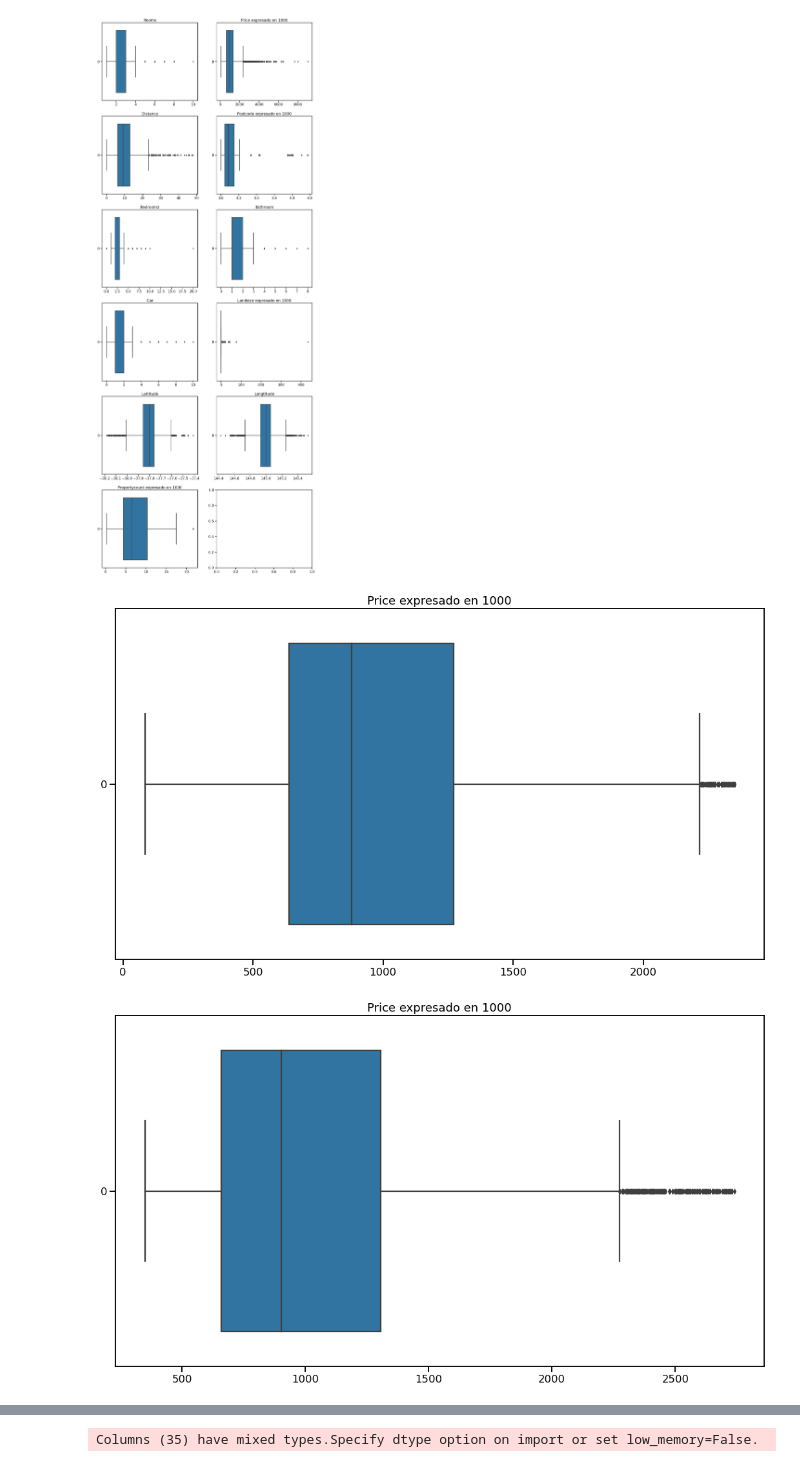
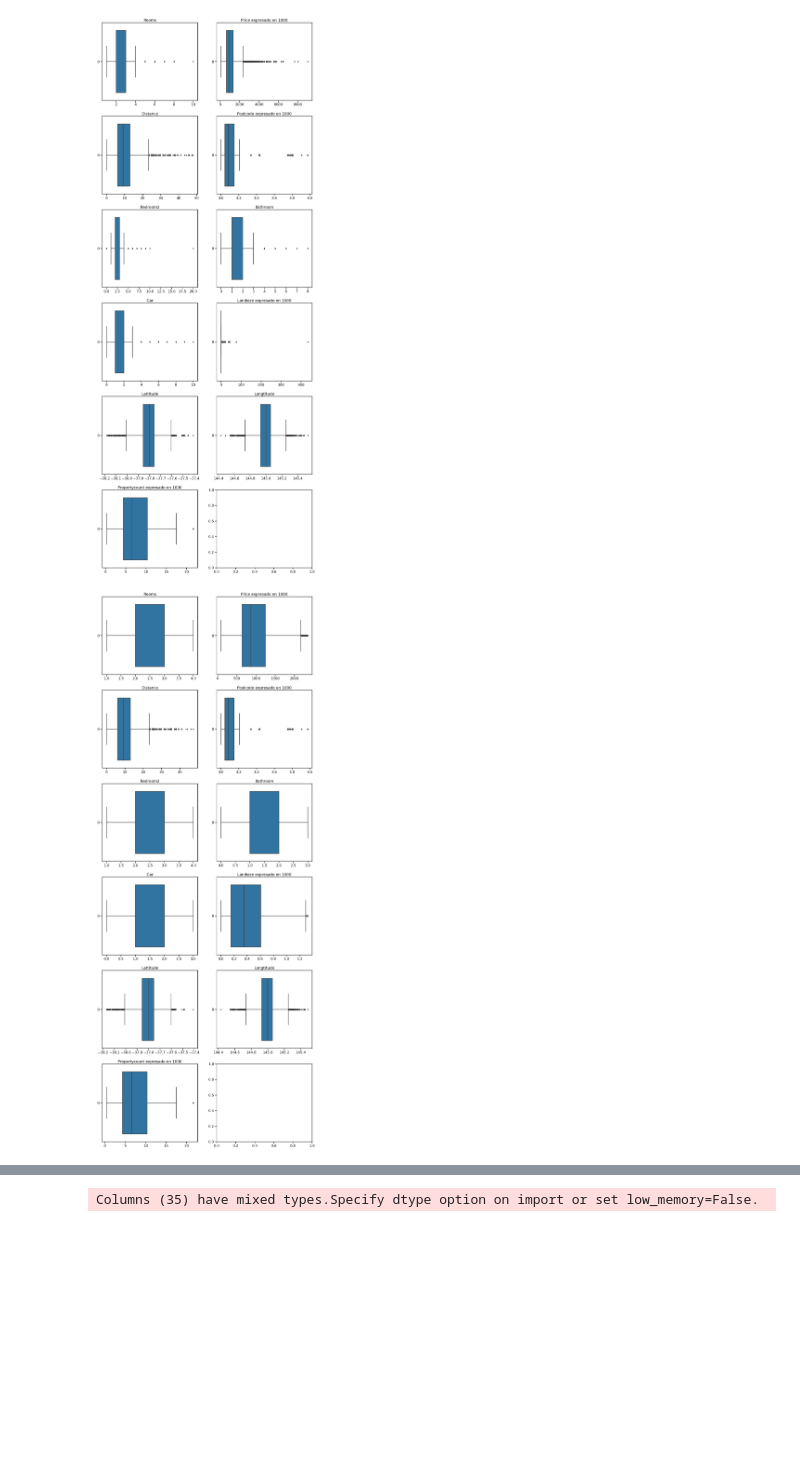
Before and after one commit to cgoviedo/Diplodatos, a Jupyter notebook: analisis_curacion/Entregable_Parte_1.ipynb, the cells around one changed output, grey strips where cells are left out. Cells and saved outputs as stored; diff of their text form; code cells hidden in the pictures; blank space fills up the shorter version.

```diff
--- a/analisis_curacion/Entregable_Parte_1.ipynb
+++ b/analisis_curacion/Entregable_Parte_1.ipynb
@@ -255,16 +255,32 @@ class UpperLowerStrategy:
         filtered = df[(df[column] >= bl) &  (df[column] <= ul) ]
 
         return filtered
+
+
+def removeOutliers(df, strategy, columns):
+
+    filtered = df
+    for column in columns:
+        filtered = strategy.process(filtered, column)
+
+    return filtered
 # %%
-iqrstrategy = IqrStrategy()
-tmp_test = iqrstrategy.process(melb_df, 'Price')
-tmp_test
-display_blox_plots(tmp_test , ['Price'] , scale=True)
+#iqrstrategy = IqrStrategy()
+#tmp_test = iqrstrategy.process(melb_df, 'Price')
+#tmp_test
+#display_blox_plots(tmp_test , ['Price'] , scale=True)
 
-ubstrategy = UpperLowerStrategy(0.025,0.975)
-tmp_test = ubstrategy.process(melb_df, 'Price')
-tmp_test
-display_blox_plots(tmp_test , ['Price'] , scale=True)
+#ubstrategy = UpperLowerStrategy(0.025,0.975)
+#tmp_test = ubstrategy.process(melb_df, 'Price')
+#tmp_test
+#display_blox_plots(tmp_test , ['Price'] , scale=True)
-# %% [output]
-[figure, removed]
-[figure, removed]
+# %%
+strategy = IqrStrategy()
+#strategy = UpperLowerStrategy(0.025,0.975)
+
+filtered_df = removeOutliers(melb_df, strategy , ['Price', 'Car' , 'Rooms', 'Bathroom' , 'Bedroom2' , 'Landsize'] )
+# %%
+columns_to_plot = filtered_df.select_dtypes(include=numpy.number).columns.tolist()
+display_blox_plots(filtered_df , columns_to_plot , scale=True)
+# %% [output]
+[figure, added]
```
Also changed, not shown: parts of 3 cells of this notebook.
